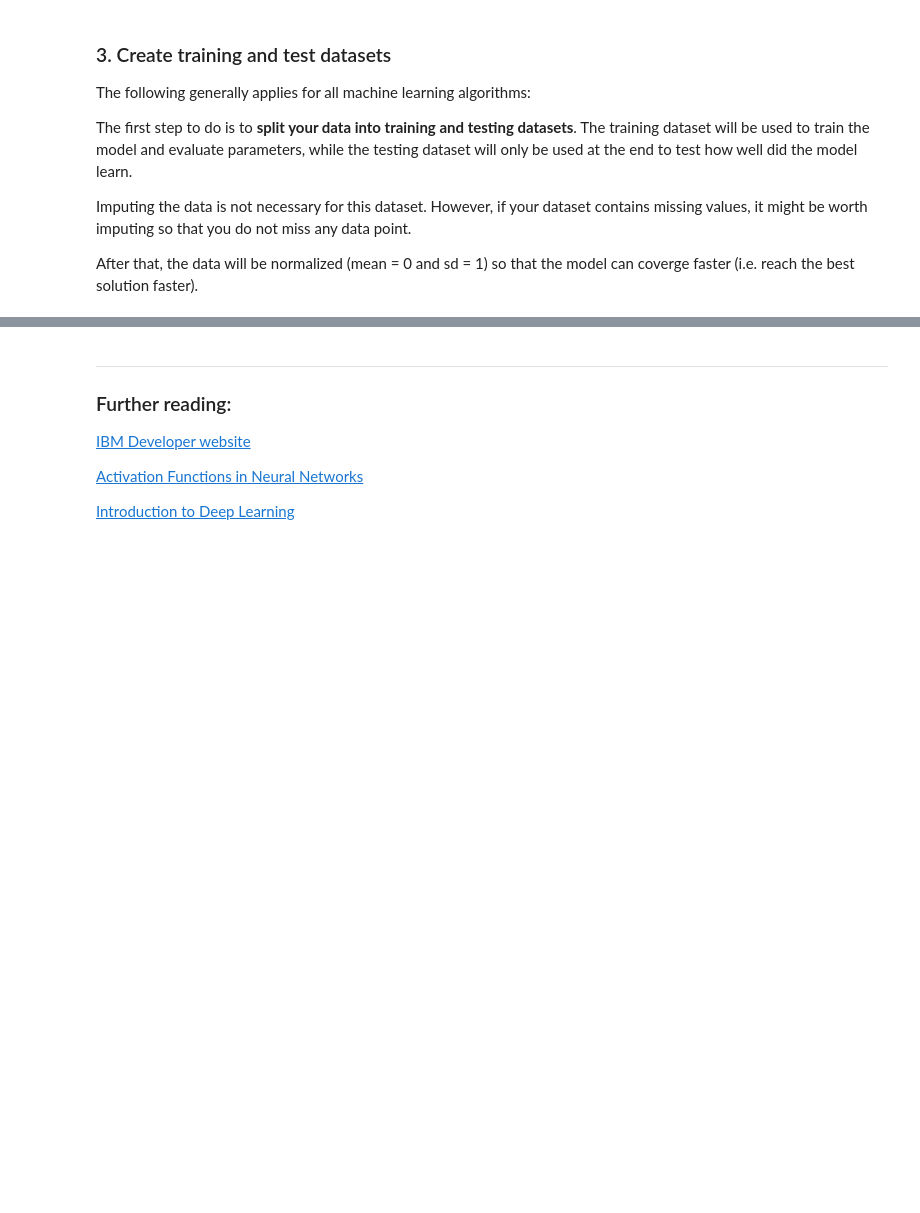
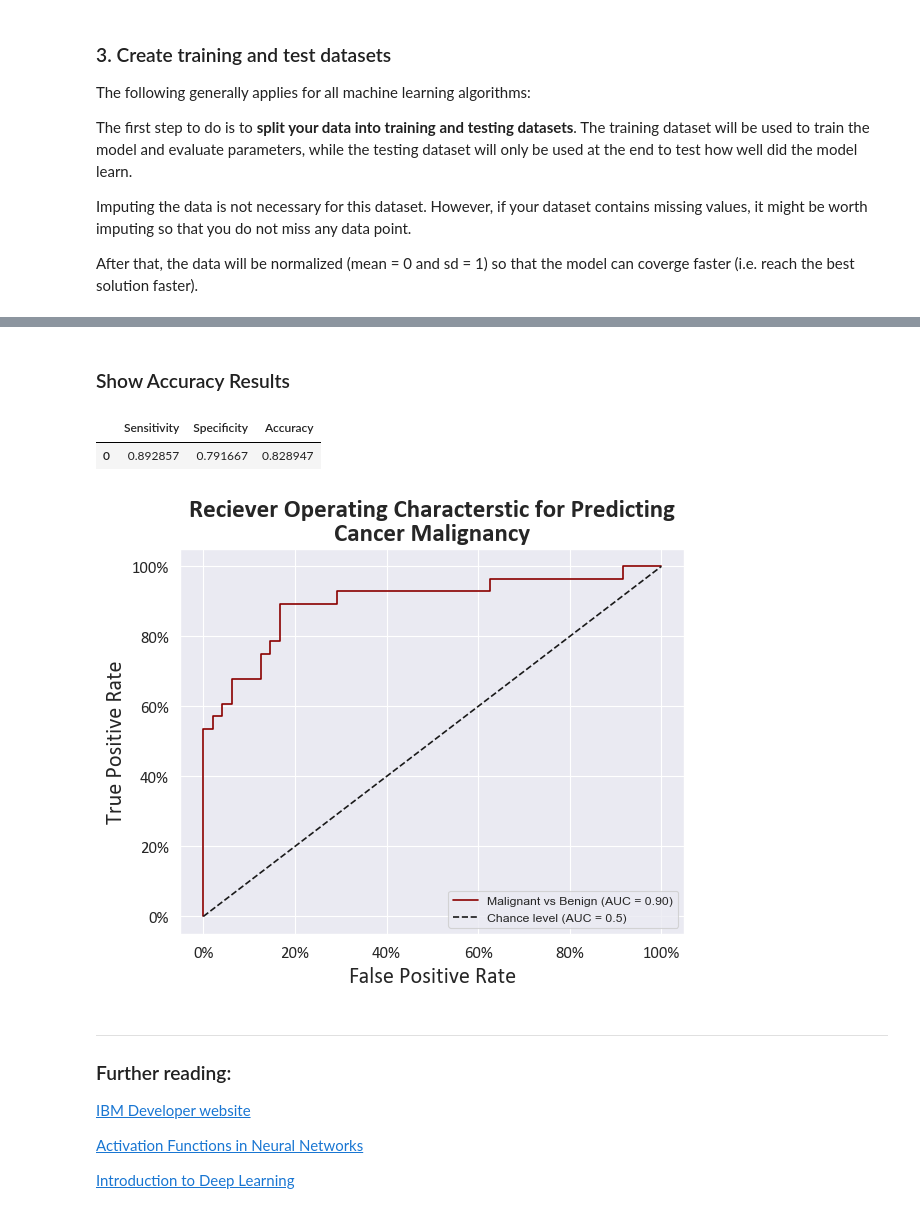
Before and after one commit to abdulrahman1123/analysis_examples, a Jupyter notebook: Neural Networks.ipynb, the cells around one changed output, grey strips where cells are left out. Saved outputs shown, nothing was run; the diff lists cells and outputs as text; code cells hidden in the pictures; blank space fills up the shorter version.

```diff
--- a/Neural Networks.ipynb
+++ b/Neural Networks.ipynb
@@ -197,3 +228,32 @@ asd
+# %% [markdown]
+### Show Accuracy Results
+# %%
+best_model = model
+best_model.probability = True
+best_model.fit(X_train,y_train)
+
+y_probas =best_model.predict_proba(X_test)[::,1]
+
+_, ax = plt.subplots(figsize = (6.5,5))
+RocCurveDisplay.from_predictions(y_test, y_probas,name="Malignant vs Benign", color="darkred", plot_chance_level=True,ax=ax)
+plt.xlabel("False Positive Rate", font = "Calibri", fontsize = 16)
+plt.ylabel("True Positive Rate", font = "Calibri", fontsize = 16)
+ax.set_xticks(labels=['0%', '20%', '40%', '60%', '80%', '100%'], ticks=np.arange(0,1.1,0.2), font = "Calibri", fontsize = 12)
+ax.set_yticks(labels=['0%', '20%', '40%', '60%', '80%', '100%'], ticks=np.arange(0,1.1,0.2), font = "Calibri", fontsize = 12)
+plt.title("Reciever Operating Characterstic for Predicting\nCancer Malignancy", font = "Calibri", fontsize = 18,weight = 'bold')
+plt.legend()
+
+y_pred = model.predict(X_test) # This gives probabilities of y
+y_pred_cat = np.where(y_pred>0.5,1,0) # This converts probabilities to either 0 or 1
+tn, fp, fn, tp = confusion_matrix(y_test, y_pred_cat).ravel()
+sens = tp / (tp + fn)
+spec = tn / (tn + fp)
+accuracy = (tp + tn) / (tp + tn + fp + fn)
+pd.DataFrame([[sens, spec, accuracy]], columns=['Sensitivity', 'Specificity', 'Accuracy'])
+# %% [output]
+|  | Sensitivity | Specificity | Accuracy |
+| 0 | 0.892857 | 0.791667 | 0.828947 |
+[figure, added]
 # %% [markdown]
 ---
 ### Further reading:
```
Also changed, not shown: parts of 6 cells of this notebook, 1 other file.
